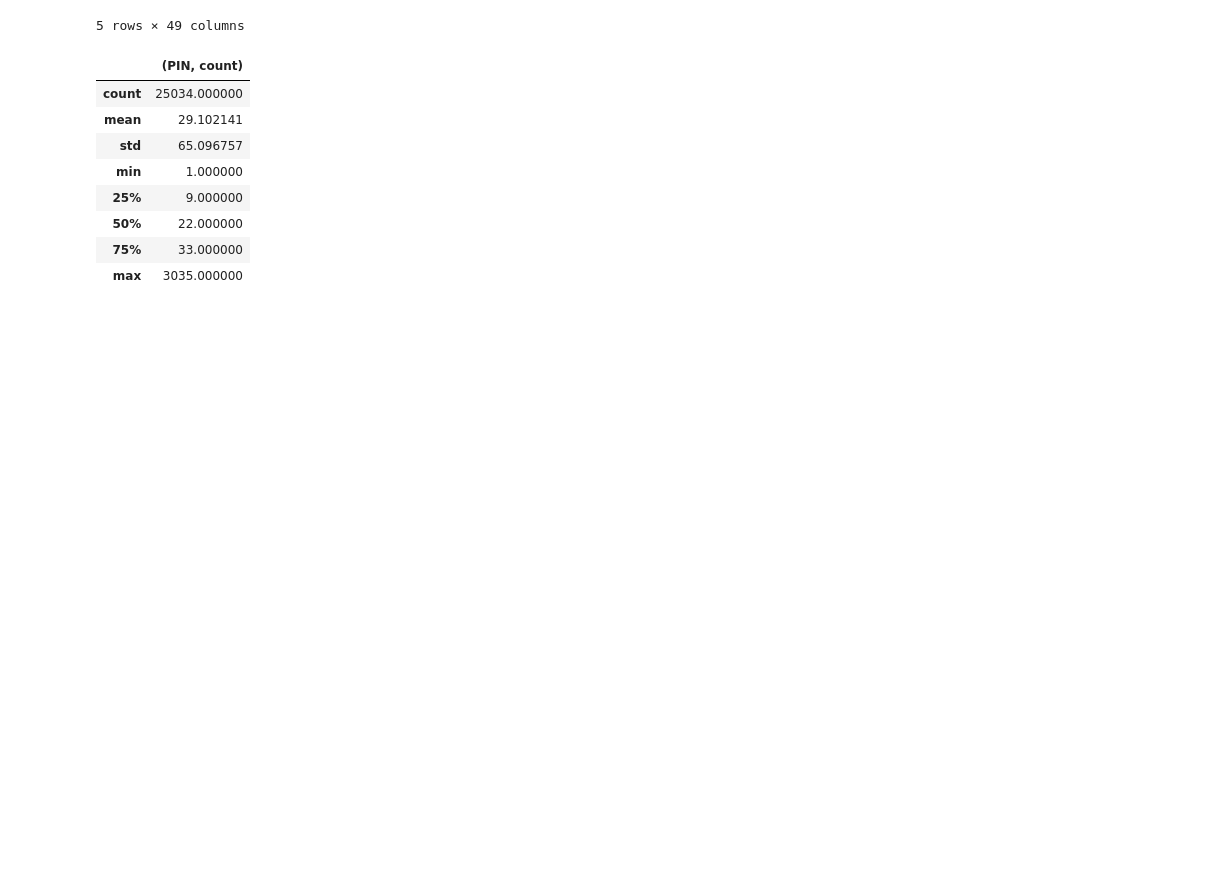
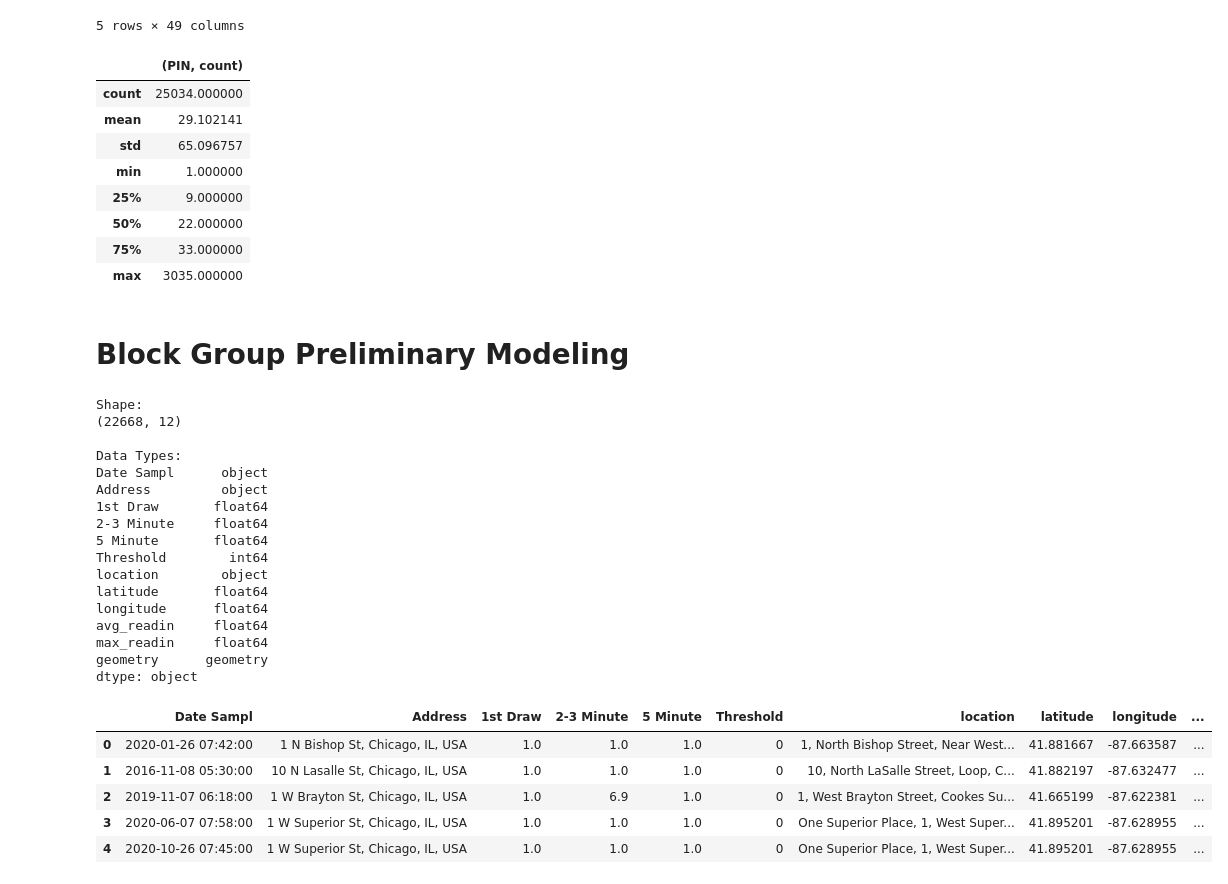
Before and after one commit to vbalza/chicago_water_lead, a Jupyter notebook: AssessmentData.ipynb, the cells around one changed output. Saved outputs shown, nothing was run; the diff lists cells and outputs as text; code cells hidden in the pictures; blank space fills up the shorter version.

Commit message:
Prepping for modeling

```diff
--- a/AssessmentData.ipynb
+++ b/AssessmentData.ipynb
@@ -531,3 +552,33 @@ final_assessments_block_lit[[('PIN', 'count')]].describe()
 # %%
 # Export assessment data literal block
 final_assessments_block_lit.to_csv('data/final_assessments_block_lit.csv', sep='\t')
+# %% [markdown]
+# Block Group Preliminary Modeling
+# %%
+water_clean = gpd.read_file('data/water_quality_clean.shp')
+water_clean = water_clean.set_crs('EPSG:4326')
+pipeline.show(water_clean)
+# %% [output]
+Shape:
+(22668, 12)
+
+Data Types:
+Date Sampl      object
+Address         object
+1st Draw       float64
+2-3 Minute     float64
+5 Minute       float64
+Threshold        int64
+location        object
+latitude       float64
+longitude      float64
+avg_readin     float64
+max_readin     float64
+geometry      geometry
+dtype: object
+|  | Date Sampl | Address | 1st Draw | 2-3 Minute | 5 Minute | Threshold | location | latitude | longitude | ... |
+| 0 | 2020-01-26 07:42:00 | 1 N Bishop St, Chicago, IL, USA | 1.0 | 1.0 | 1.0 | 0 | 1, North Bishop Street, Near West... | 41.881667 | -87.663587 | ... |
+| 1 | 2016-11-08 05:30:00 | 10 N Lasalle St, Chicago, IL, USA | 1.0 | 1.0 | 1.0 | 0 | 10, North LaSalle Street, Loop, C... | 41.882197 | -87.632477 | ... |
+| 2 | 2019-11-07 06:18:00 | 1 W Brayton St, Chicago, IL, USA | 1.0 | 6.9 | 1.0 | 0 | 1, West Brayton Street, Cookes Su... | 41.665199 | -87.622381 | ... |
+| 3 | 2020-06-07 07:58:00 | 1 W Superior St, Chicago, IL, USA | 1.0 | 1.0 | 1.0 | 0 | One Superior Place, 1, West Super... | 41.895201 | -87.628955 | ... |
+| 4 | 2020-10-26 07:45:00 | 1 W Superior St, Chicago, IL, USA | 1.0 | 1.0 | 1.0 | 0 | One Superior Place, 1, West Super... | 41.895201 | -87.628955 | ... |
```
Also changed, not shown: parts of 9 cells of this notebook.
